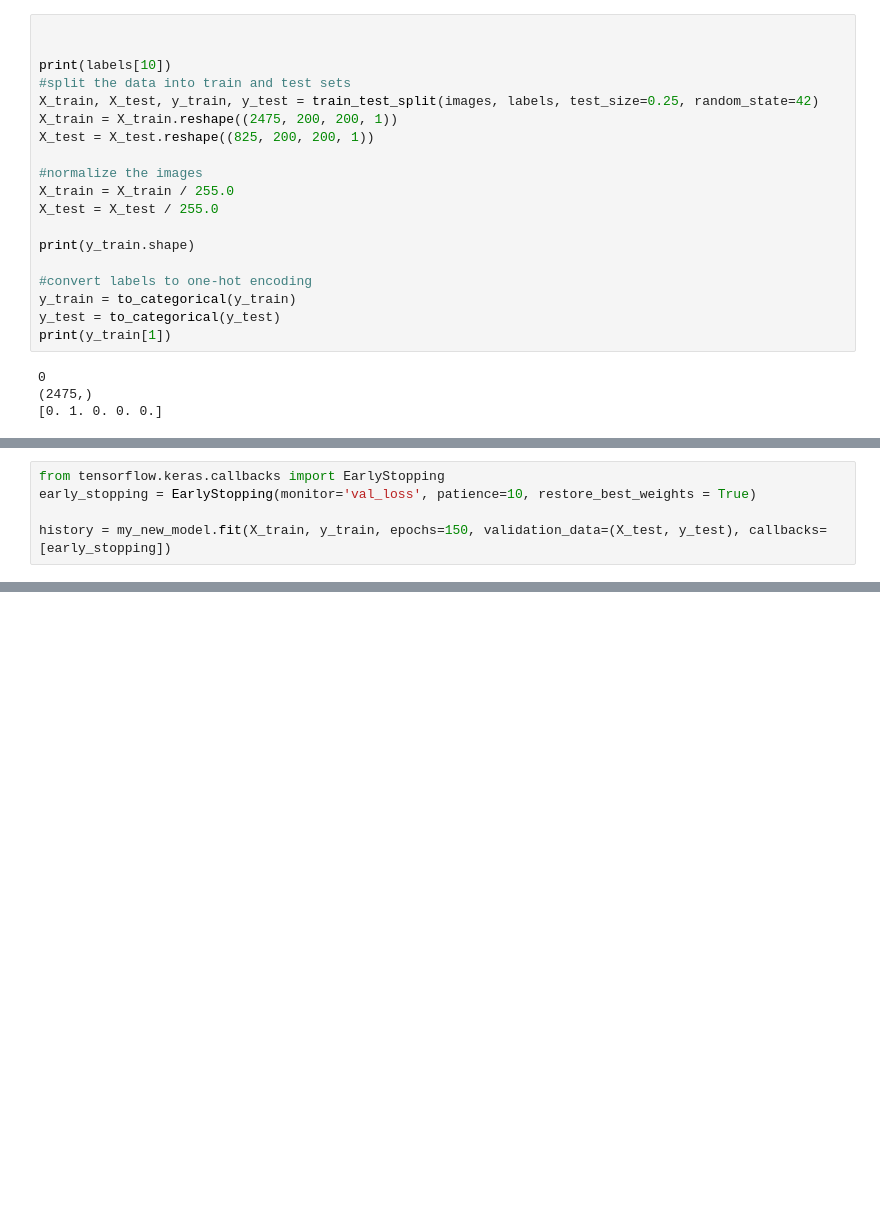
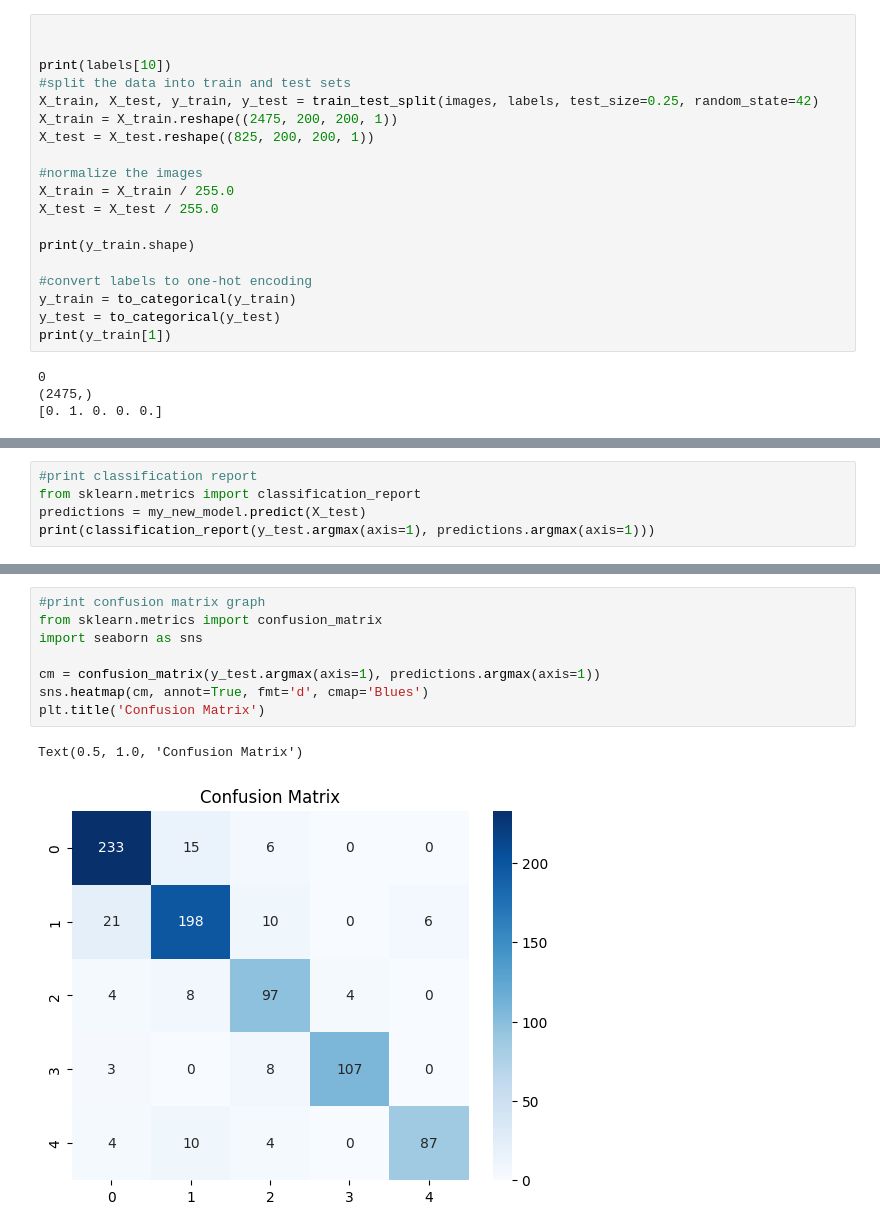
Before and after one commit to SharjeelAmin/AI-OsteoArthritis-severity-detector, a Jupyter notebook: CNNXrayNotebook7-4Copy copy.ipynb, the cells around one changed output, grey strips where cells are left out. Drawn from its saved outputs; the diff is of its cells as text; blank space fills up the shorter version.

```diff
--- a/CNNXrayNotebook7-4Copy copy.ipynb
+++ b/CNNXrayNotebook7-4Copy copy.ipynb
@@ -216,5 +214,0 @@ Epoch 23/50
-# %%
-from tensorflow.keras.callbacks import EarlyStopping
-early_stopping = EarlyStopping(monitor='val_loss', patience=10, restore_best_weights = True)
-
-history = my_new_model.fit(X_train, y_train, epochs=150, validation_data=(X_test, y_test), callbacks=[early_stopping])
@@ -238,0 +228,5 @@ Epoch 19/150
+# %%
+#print classification report
+from sklearn.metrics import classification_report
+predictions = my_new_model.predict(X_test)
+print(classification_report(y_test.argmax(axis=1), predictions.argmax(axis=1)))
@@ -238,0 +246,11 @@ Epoch 19/150
+# %%
+#print confusion matrix graph
+from sklearn.metrics import confusion_matrix
+import seaborn as sns
+
+cm = confusion_matrix(y_test.argmax(axis=1), predictions.argmax(axis=1))
+sns.heatmap(cm, annot=True, fmt='d', cmap='Blues')
+plt.title('Confusion Matrix')
+# %% [output]
+Text(0.5, 1.0, 'Confusion Matrix')
+[figure, added]
```
Also changed, not shown: parts of 7 cells of this notebook.
